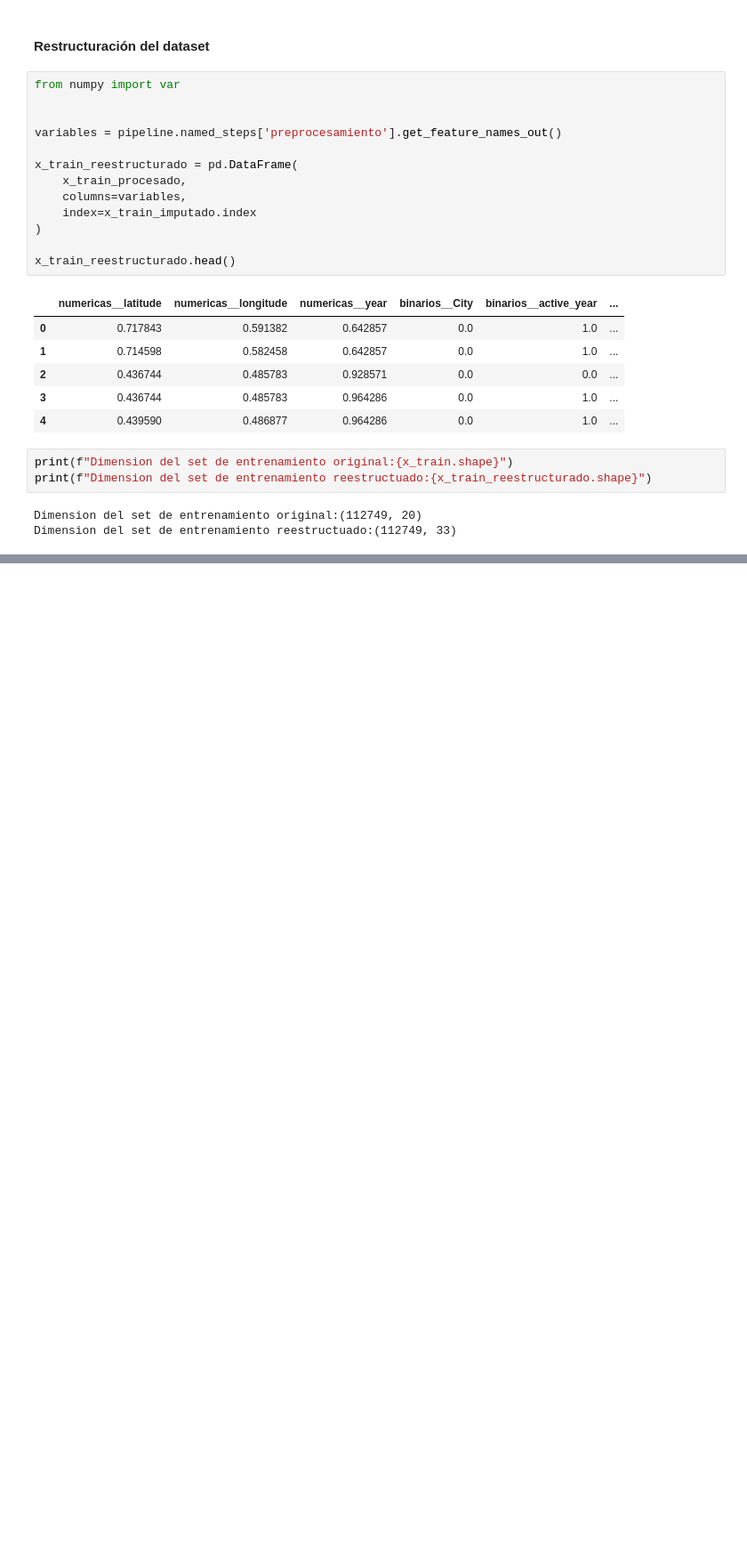
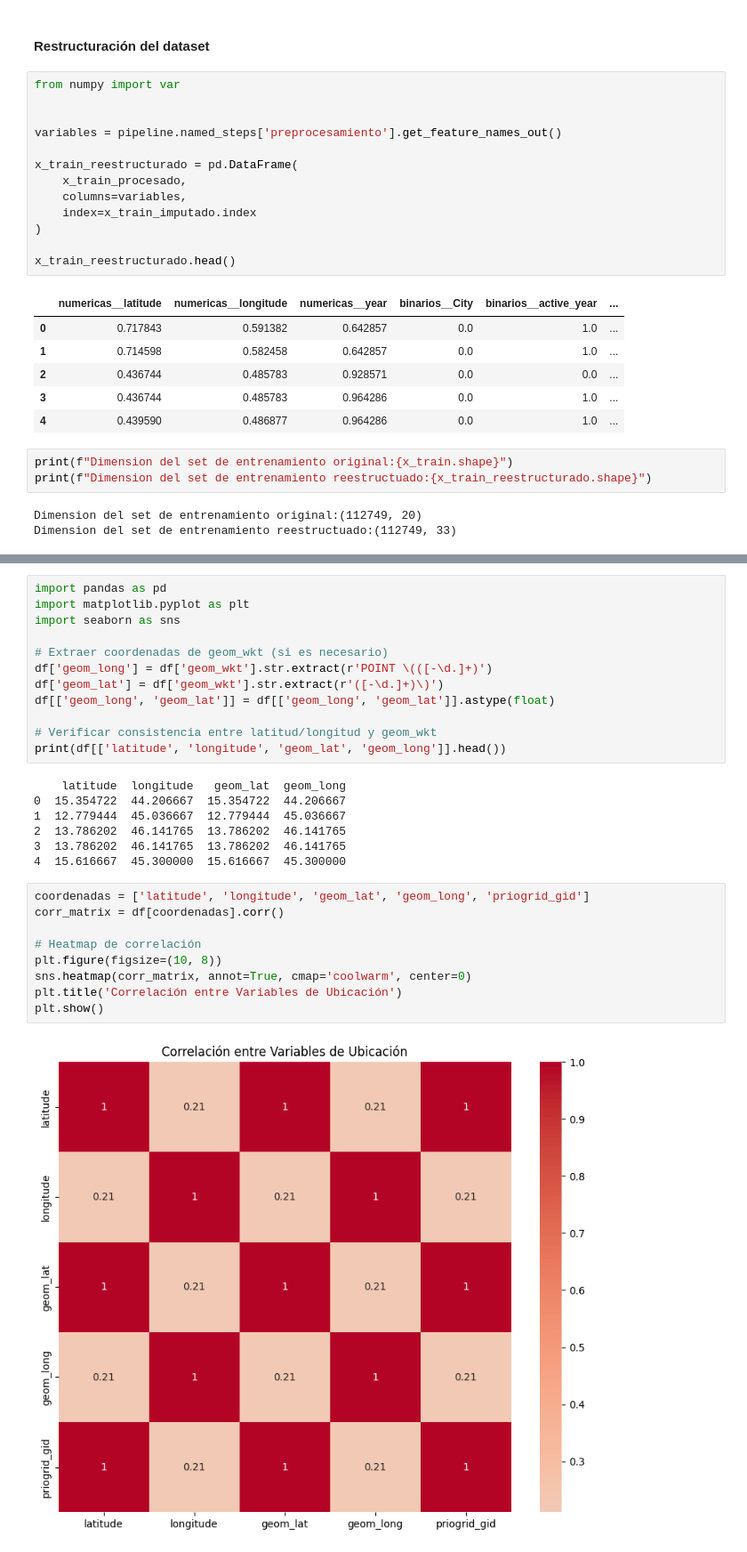
Before and after one commit to SantiagoCasado/CEIA_Analisis_Datos, a Jupyter notebook: add_tp1.ipynb, the cells around one changed output, grey strips where cells are left out. Shown at 89% size. Drawn from its saved outputs; the diff is of its cells as text; blank space fills up the shorter version.

Commit message:
Seleccion de variables

```diff
--- a/add_tp1.ipynb
+++ b/add_tp1.ipynb
@@ -1539,0 +1564,30 @@ Dimension del set de entrenamiento reestructuado:(112749, 33)
+# %%
+import pandas as pd
+import matplotlib.pyplot as plt
+import seaborn as sns
+
+# Extraer coordenadas de geom_wkt (si es necesario)
+df['geom_long'] = df['geom_wkt'].str.extract(r'POINT \(([-\d.]+)')
+df['geom_lat'] = df['geom_wkt'].str.extract(r'([-\d.]+)\)')
+df[['geom_long', 'geom_lat']] = df[['geom_long', 'geom_lat']].astype(float)
+
+# Verificar consistencia entre latitud/longitud y geom_wkt
+print(df[['latitude', 'longitude', 'geom_lat', 'geom_long']].head())
+# %% [output]
+    latitude  longitude   geom_lat  geom_long
+0  15.354722  44.206667  15.354722  44.206667
+1  12.779444  45.036667  12.779444  45.036667
+2  13.786202  46.141765  13.786202  46.141765
+3  13.786202  46.141765  13.786202  46.141765
+4  15.616667  45.300000  15.616667  45.300000
+# %%
+coordenadas = ['latitude', 'longitude', 'geom_lat', 'geom_long', 'priogrid_gid']
+corr_matrix = df[coordenadas].corr()
+
+# Heatmap de correlación
+plt.figure(figsize=(10, 8))
+sns.heatmap(corr_matrix, annot=True, cmap='coolwarm', center=0)
+plt.title('Correlación entre Variables de Ubicación')
+plt.show()
+# %% [output]
+[figure, added]
```
Also changed, not shown: parts of 14 cells of this notebook.
